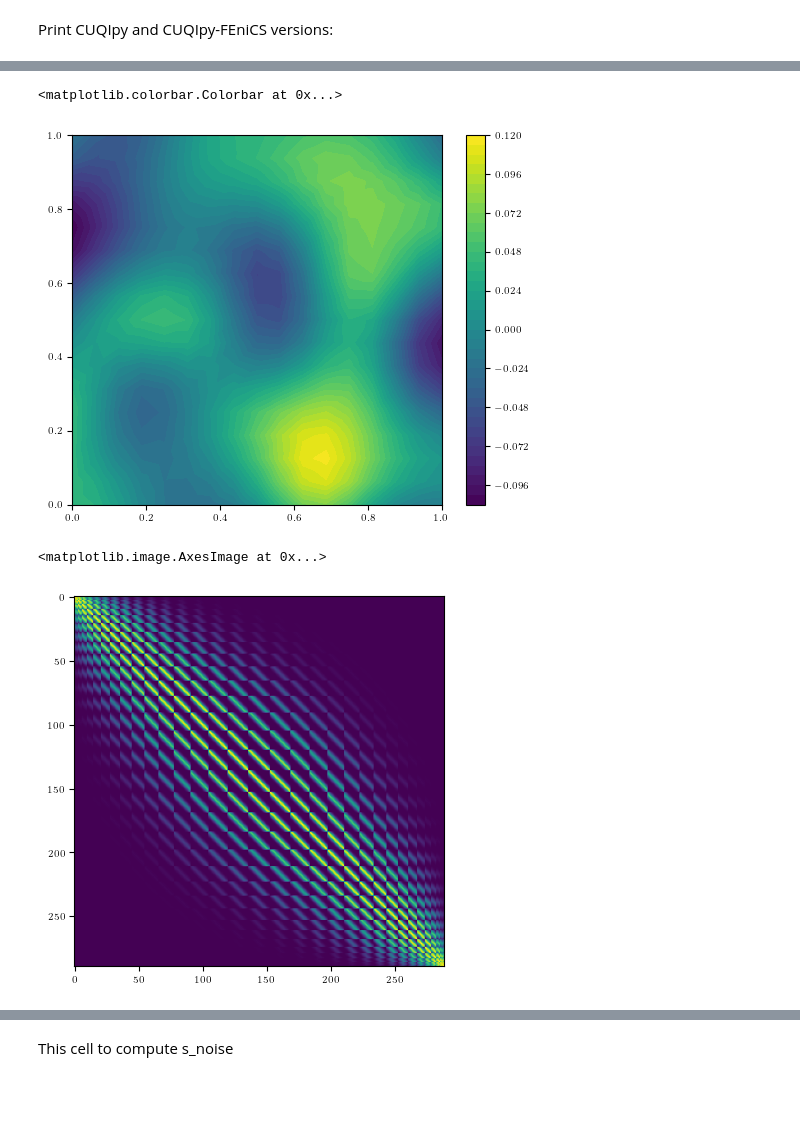
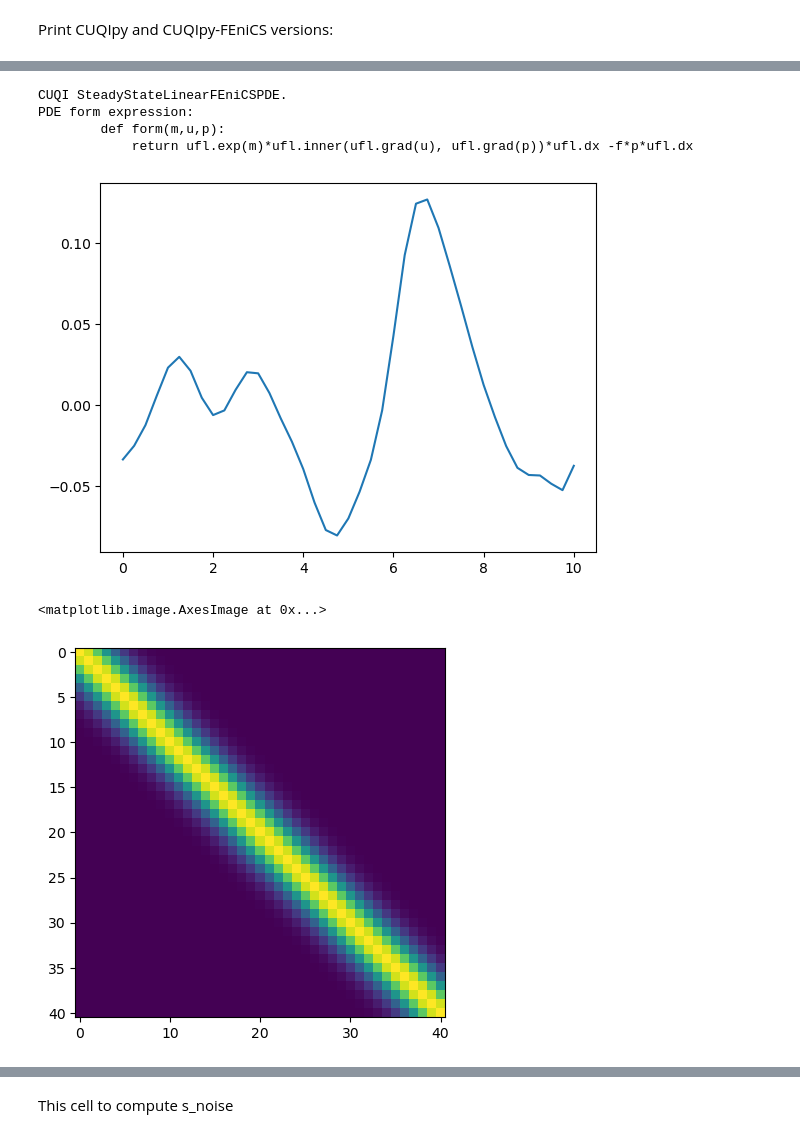
Before and after one commit to CUQI-DTU/Paper-Implicit, a Jupyter notebook: pde_myula/intro_example_Poisson.ipynb, the cells around one changed output, grey strips where cells are left out. Saved outputs shown, nothing was run; the diff lists cells and outputs as text; code cells hidden in the pictures; blank space fills up the shorter version.

Commit message:
Working case 1D, PCN, exp source term

```diff
--- a/pde_myula/intro_example_Poisson.ipynb
+++ b/pde_myula/intro_example_Poisson.ipynb
@@ -19,0 +23,15 @@ print(cuqipy_fenics.__version__)
+# %%
+physical_dim = 1 # choice of physical dimension
+# %%
+endpoint = 10 # domain length
+# f is sum of 3 exponentials at 1/4*endpoint and 1/2*endpoint and 3/4*endpoint
+
+def f(x):
+    return np.exp(-100*(x-1/4*endpoint)**2) + np.exp(-100*(x-1/2*endpoint)**2) + np.exp(-100*(x-3/4*endpoint)**2)
+
+#plot f
+x = np.linspace(0, endpoint, 100)
+plt.plot(x, f(x))
+
+
+f_expr = ExpressionFromCallable(f)
@@ -20,2 +41,6 @@ print(cuqipy_fenics.__version__)
 # %%
-A = FEniCSPoisson2D(dim=(16,16), field_type=None, mapping='exponential', bc_types=['Dirichlet', 'Neumann', 'Dirichlet', 'Neumann']).model
+if physical_dim == 2:
+    A = FEniCSPoisson2D(dim=(16,16), field_type=None, mapping='exponential', bc_types=['Dirichlet', 'Neumann', 'Dirichlet', 'Neumann']).model
+elif physical_dim == 1:
+
+    A = FEniCSDiffusion1D(dim=40, right_bc=0, f=f_expr, endpoint=endpoint).model # note source term is zero for the 1D case
@@ -24,6 +47,13 @@ WARNING: user expression has not supplied value_shape method or an element. Assu
 # %%
 G_domain = A.domain_geometry
 G_range = A.range_geometry
+# %%
+A.pde
+# %% [output]
+CUQI SteadyStateLinearFEniCSPDE.
+PDE form expression:
+        def form(m,u,p):
+            return ufl.exp(m)*ufl.inner(ufl.grad(u), ufl.grad(p))*ufl.dx -f*p*ufl.dx
 # %%
 # SMPrior class
 class SMPrior:
@@ -96,35 +126,36 @@ class SMPrior:
 # %%
 
 # Create correlation matrix for prior x
 
 H = G_domain.function_space
 
 v2d = dl.vertex_to_dof_map(H)
 d2v = dl.dof_to_vertex_map(H)
 
 mesh = G_domain.mesh
 
 
 mean_sigma = np.zeros((H.dim(), 1)) #linearization point
-corrlength =  0.5
+corrlength =  0.2 * endpoint
 var_sigma = 0.05 ** 2   #prior variance
 
 smprior = SMPrior(mesh.coordinates()[d2v], corrlength, var_sigma, mean_sigma)#, covariancetype='Ornstein-Uhlenbeck')
 
 
 sample = smprior.draw_samples(1)
 fun = dl.Function(H)
 fun.vector().set_local(sample)
+
 im = dl.plot(fun)
-plt.colorbar(im)
+if physical_dim == 2:
+    plt.colorbar(im)
 # %% [output]
-<matplotlib.colorbar.Colorbar at 0x...>
-[figure, old version]
+[figure, new version]
 # %%
 # visualize the covariance matrix
 plt.figure()
 plt.imshow(smprior.cov)
 # %% [output]
 <matplotlib.image.AxesImage at 0x...>
-[figure, old version]
+[figure, new version]
 # %%
```
Also changed, not shown: parts of 15 cells of this notebook.
